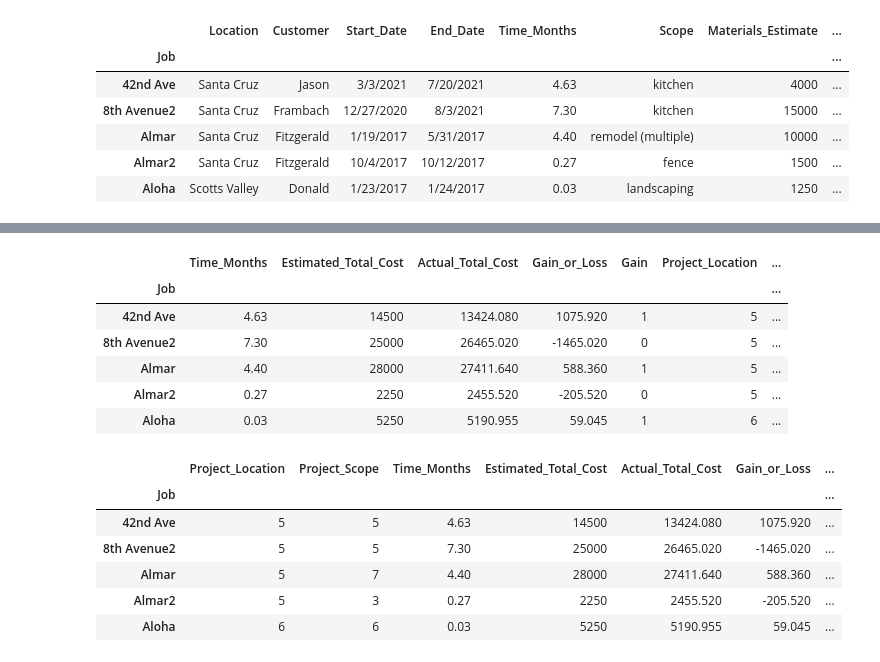
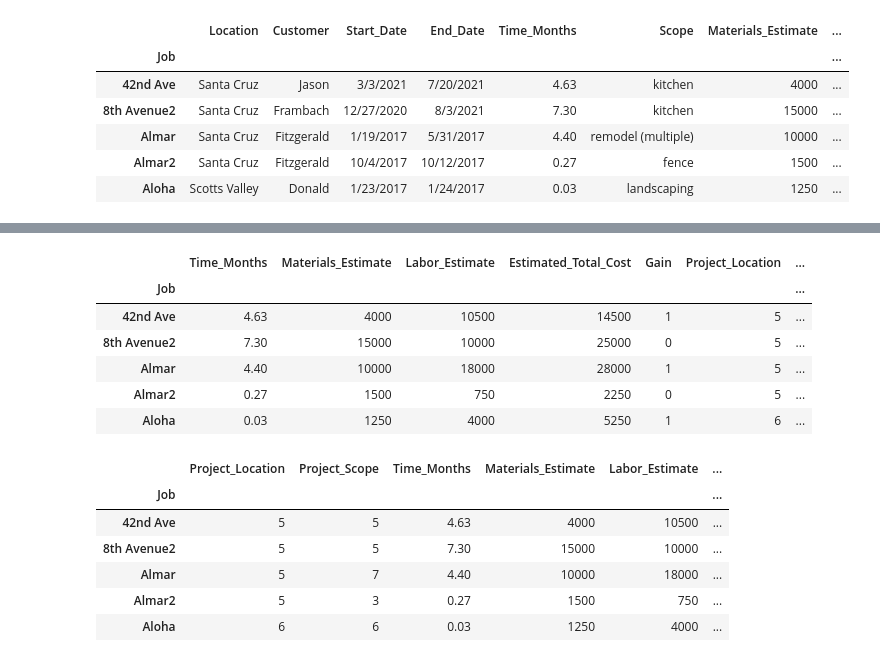
Before and after one commit to lesliefinlayson/Small_Business_Analysis, a Jupyter notebook: logistic_regression.ipynb, the cells around one changed output, grey strips where cells are left out. Cells and saved outputs as stored; diff of their text form; code cells hidden in the pictures.

```diff
--- a/logistic_regression.ipynb
+++ b/logistic_regression.ipynb
@@ -46,6 +46,6 @@ model_df.head()
 | Aloha | Scotts Valley | Donald | 1/23/2017 | 1/24/2017 | 0.03 | landscaping | 1250 | ... |
 # %%
 #drop unnecessary columns
-model_df=model_df.drop(columns=['Customer', 'Start_Date', 'End_Date', 'Materials_Estimate', 'Materials_Actual_Cost', 'Labor_Estimate', 'Actual_Labor_Costs'])
+model_df=model_df.drop(columns=['Customer', 'Start_Date', 'End_Date', 'Materials_Actual_Cost', 'Actual_Labor_Costs', 'Actual_Total_Cost', 'Gain_or_Loss'])
 model_df.head()
 # %% [output]
@@ -183,22 +183,22 @@ model_df.head()
 model_df=model_df.drop(columns=['Location', 'Scope'])
 model_df.head()
 # %% [output]
-|  | Time_Months | Estimated_Total_Cost | Actual_Total_Cost | Gain_or_Loss | Gain | Project_Location | ... |
+|  | Time_Months | Materials_Estimate | Labor_Estimate | Estimated_Total_Cost | Gain | Project_Location | ... |
 | Job |  |  |  |  |  |  | ... |
-| 42nd Ave | 4.63 | 14500 | 13424.080 | 1075.920 | 1 | 5 | ... |
-| 8th Avenue2 | 7.30 | 25000 | 26465.020 | -1465.020 | 0 | 5 | ... |
-| Almar | 4.40 | 28000 | 27411.640 | 588.360 | 1 | 5 | ... |
-| Almar2 | 0.27 | 2250 | 2455.520 | -205.520 | 0 | 5 | ... |
-| Aloha | 0.03 | 5250 | 5190.955 | 59.045 | 1 | 6 | ... |
+| 42nd Ave | 4.63 | 4000 | 10500 | 14500 | 1 | 5 | ... |
+| 8th Avenue2 | 7.30 | 15000 | 10000 | 25000 | 0 | 5 | ... |
+| Almar | 4.40 | 10000 | 18000 | 28000 | 1 | 5 | ... |
+| Almar2 | 0.27 | 1500 | 750 | 2250 | 0 | 5 | ... |
+| Aloha | 0.03 | 1250 | 4000 | 5250 | 1 | 6 | ... |
 # %%
 #change column order
-model_df = model_df[['Project_Location', 'Project_Scope','Time_Months', 'Estimated_Total_Cost', 'Actual_Total_Cost', 'Gain_or_Loss', 'Gain']]
+model_df = model_df[['Project_Location', 'Project_Scope','Time_Months', 'Materials_Estimate', 'Labor_Estimate', 'Estimated_Total_Cost', 'Gain']]
 model_df.head()
 # %% [output]
-|  | Project_Location | Project_Scope | Time_Months | Estimated_Total_Cost | Actual_Total_Cost | Gain_or_Loss | ... |
-| Job |  |  |  |  |  |  | ... |
-| 42nd Ave | 5 | 5 | 4.63 | 14500 | 13424.080 | 1075.920 | ... |
-| 8th Avenue2 | 5 | 5 | 7.30 | 25000 | 26465.020 | -1465.020 | ... |
-| Almar | 5 | 7 | 4.40 | 28000 | 27411.640 | 588.360 | ... |
-| Almar2 | 5 | 3 | 0.27 | 2250 | 2455.520 | -205.520 | ... |
-| Aloha | 6 | 6 | 0.03 | 5250 | 5190.955 | 59.045 | ... |
+|  | Project_Location | Project_Scope | Time_Months | Materials_Estimate | Labor_Estimate | ... |
+| Job |  |  |  |  |  | ... |
+| 42nd Ave | 5 | 5 | 4.63 | 4000 | 10500 | ... |
+| 8th Avenue2 | 5 | 5 | 7.30 | 15000 | 10000 | ... |
+| Almar | 5 | 7 | 4.40 | 10000 | 18000 | ... |
+| Almar2 | 5 | 3 | 0.27 | 1500 | 750 | ... |
+| Aloha | 6 | 6 | 0.03 | 1250 | 4000 | ... |
```
Also changed, not shown: parts of 9 cells of this notebook.
